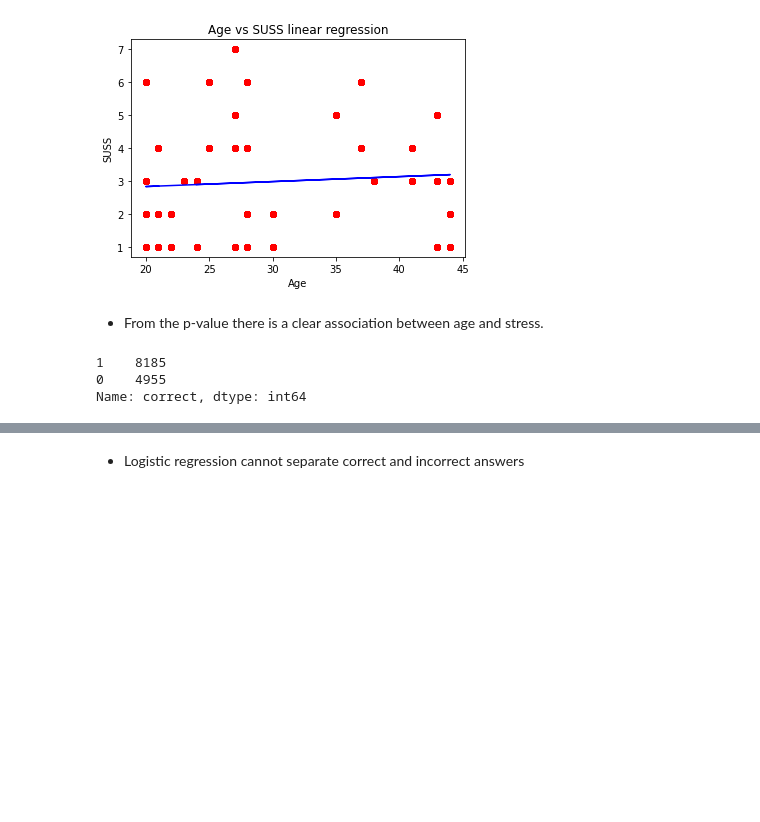
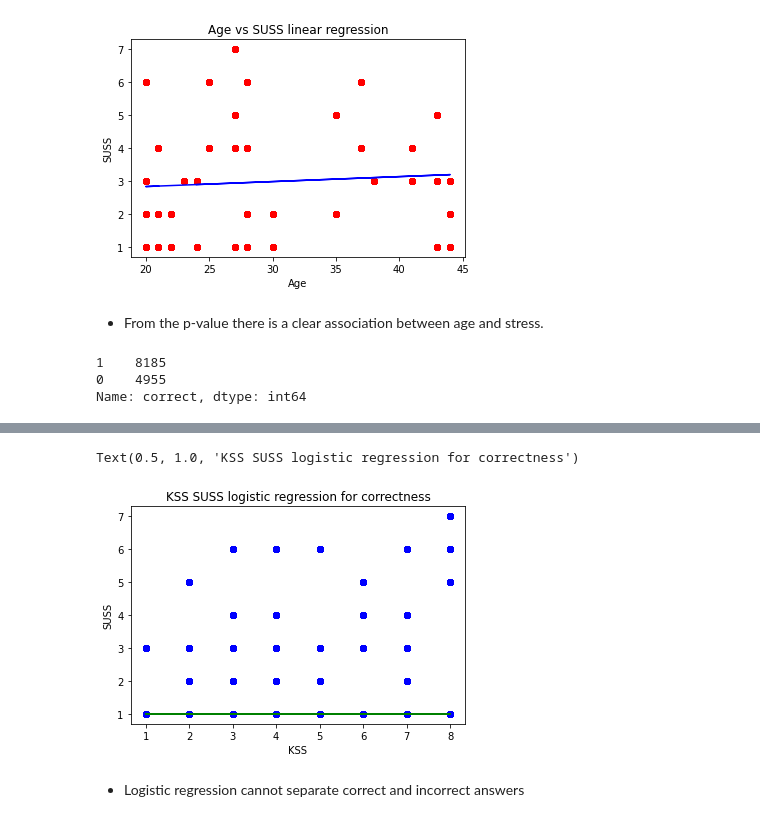
Before and after one commit to Akashdeepsingh98/BRSM-project, a Jupyter notebook: main.ipynb, the cells around one changed output, grey strips where cells are left out. Saved outputs shown, nothing was run; the diff lists cells and outputs as text; code cells hidden in the pictures; blank space fills up the shorter version.

Commit message:
interaction effect

```diff
--- a/main.ipynb
+++ b/main.ipynb
@@ -193,0 +184,16 @@ LogisticRegression()
+# %%
+# hypothesis - KSS, SUSS, well rested and get up easy are associated with correctness
+
+x, y = impdf[['KSS', 'SUSS', 'well_rested', 'get_up_easy']].to_numpy(), impdf['correct'].to_numpy()
+# interaction effects
+x = np.hstack((x,
+np.reshape(x[:, 0]*x[:, 1], (x.shape[0], 1)),
+np.reshape(x[:, 0]*x[:, 2], (x.shape[0], 1)),
+np.reshape(x[:, 0]*x[:, 3], (x.shape[0], 1)),
+np.reshape(x[:, 1]*x[:, 2], (x.shape[0], 1)),
+np.reshape(x[:, 1]*x[:, 3], (x.shape[0], 1)),
+np.reshape(x[:, 2]*x[:, 3], (x.shape[0], 1))))
+x_train, x_test, y_train, y_test = train_test_split(x, y, test_size = 1/3)
+
+logreg = LogisticRegression()
+logreg.fit(x_train, y_train)
@@ -201,3 +216,17 @@ Score: 0.6235714285714286
+# %%
+plt.scatter(impdf.loc[impdf['correct']==1]['KSS'].to_numpy(), impdf.loc[impdf['correct']==1]['SUSS'].to_numpy(), color='red')
+plt.scatter(impdf.loc[impdf['correct']==0]['KSS'].to_numpy(), impdf.loc[impdf['correct']==0]['SUSS'].to_numpy(), color='blue')
+plt.plot(
+    impdf[['KSS']].to_numpy(),
+    logreg.predict(impdf[['KSS', 'SUSS', 'well_rested', 'get_up_easy']].to_numpy()),
+    color='green'
+)
+plt.xlabel('KSS')
+plt.ylabel('SUSS')
+plt.title('KSS SUSS logistic regression for correctness')
+# %% [output]
+Text(0.5, 1.0, 'KSS SUSS logistic regression for correctness')
+[figure, added]
 # %% [markdown]
 - Logistic regression cannot separate correct and incorrect answers
 # %%
```
Also changed, not shown: parts of 5 cells of this notebook, 1 other file.
